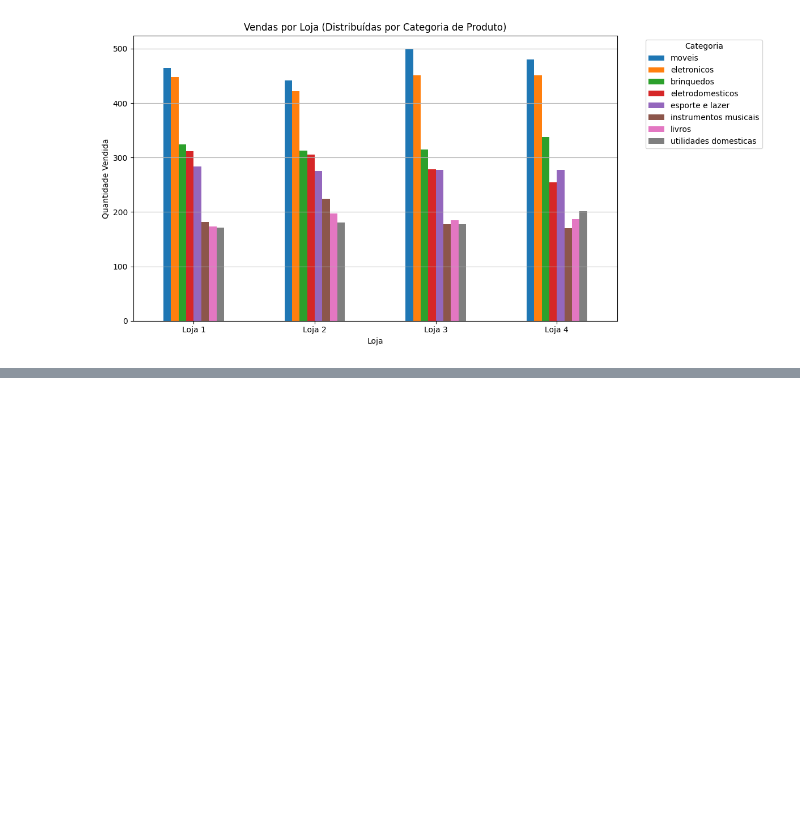
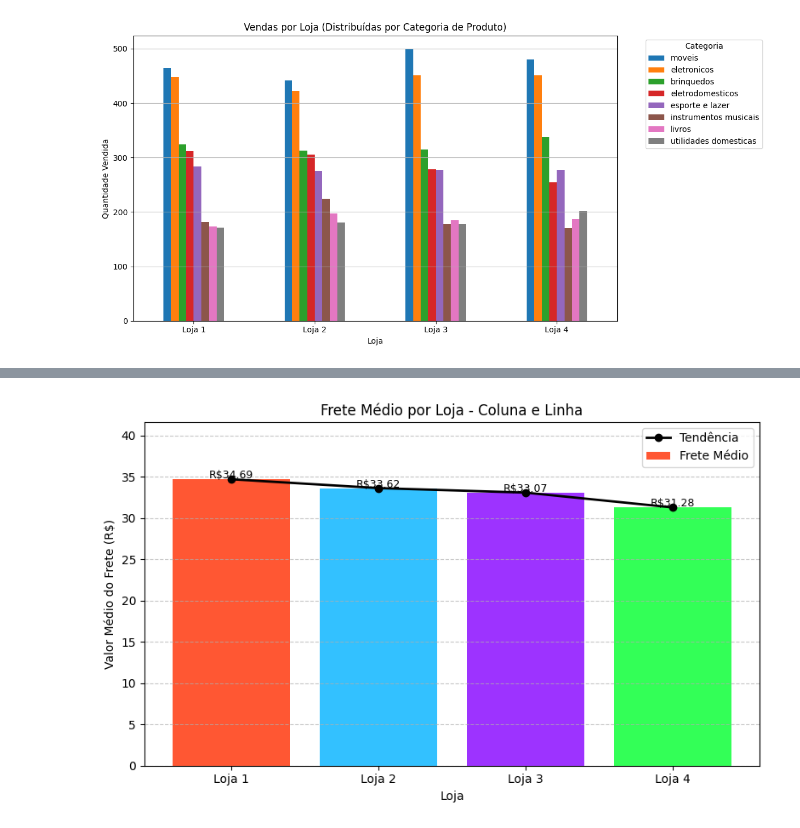
Before and after one commit to mouratsm/challenge1-data-science, a Jupyter notebook: AluraStoreBr_(1).ipynb, the cells around one changed output, grey strips where cells are left out. Cells and saved outputs as stored; diff of their text form; code cells hidden in the pictures; blank space fills up the shorter version.

```diff
--- a/AluraStoreBr_(1).ipynb
+++ b/AluraStoreBr_(1).ipynb
@@ -229,0 +251,30 @@ plt.tight_layout()
+# %%
+lojas = ["Loja 1", "Loja 2", "Loja 3", "Loja 4"]
+fretes = [frete_medio_loja1, frete_medio_loja2, frete_medio_loja3, frete_medio_loja4]
+
+
+cores = ['#FF5733', '#33C1FF', '#9D33FF', '#33FF57']
+
+plt.figure(figsize=(8, 5))
+
+# Gráfico de barras com cores diferentes
+plt.bar(lojas, fretes, color=cores, label='Frete Médio')
+
+# Gráfico de linha (usar cor neutra ou média para não conflitar)
+plt.plot(lojas, fretes, color='black', marker='o', linewidth=2, label='Tendência')
+
+plt.title("Frete Médio por Loja - Coluna e Linha")
+plt.xlabel("Loja")
+plt.ylabel("Valor Médio do Frete (R$)")
+plt.ylim(0, max(fretes) * 1.2)
+plt.grid(axis='y', linestyle='--', alpha=0.7)
+plt.legend()
+
+# Valores acima das barras
+for i, v in enumerate(fretes):
+    plt.text(i, v + 0.1, f"R${v:.2f}", ha='center', fontsize=9)
+
+plt.tight_layout()
+plt.show()
+# %% [output]
+[figure, added]
```
Also changed, not shown: parts of 4 cells of this notebook.
